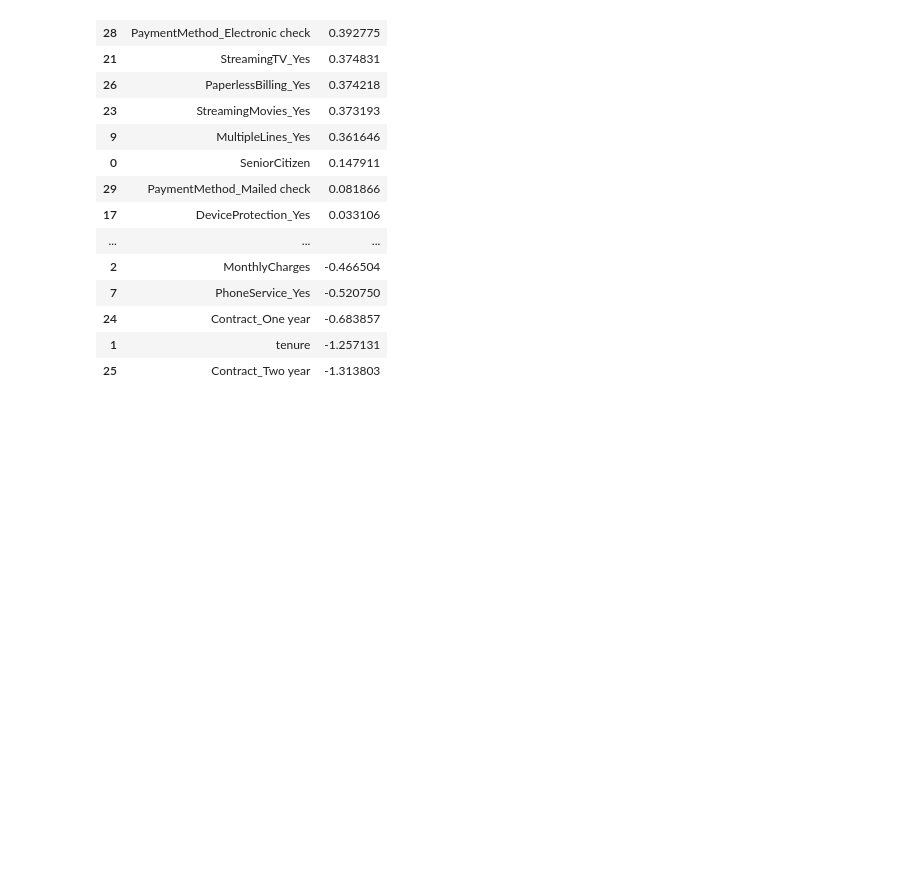
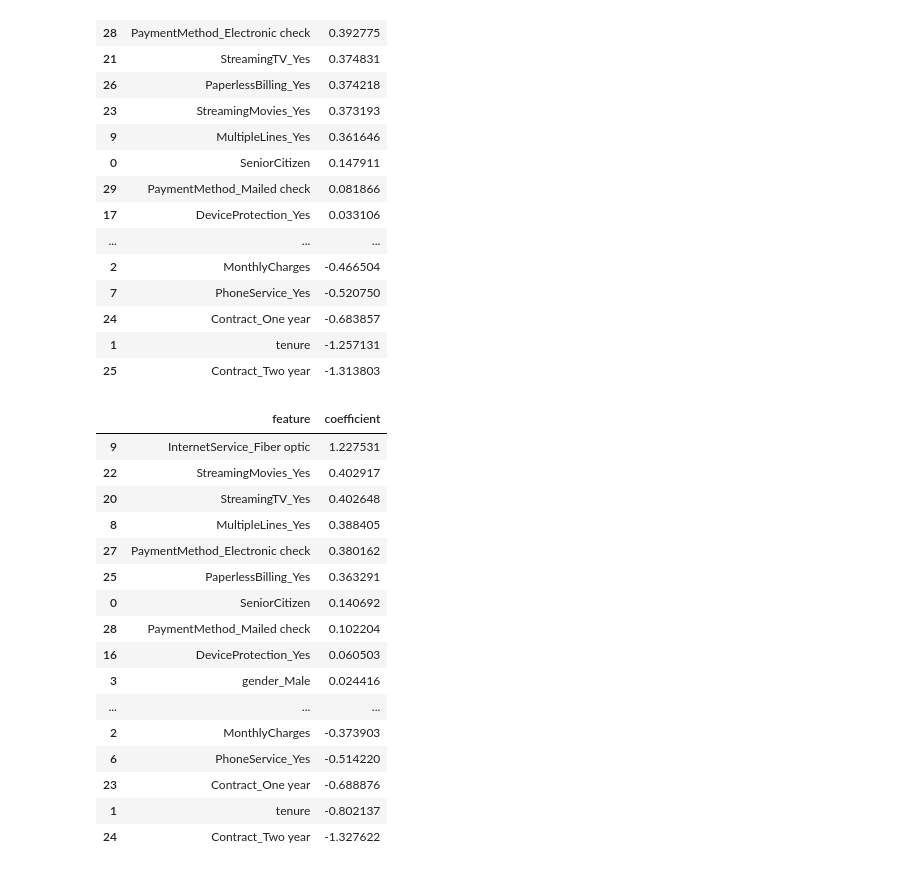
Before and after one commit to erk1ss/churn-prediction, a Jupyter notebook: eda.ipynb, the cells around one changed output. Saved outputs shown, nothing was run; the diff lists cells and outputs as text; code cells hidden in the pictures; blank space fills up the shorter version.

Commit message:
Remove TotalCharges, retrain model, document multicollinearity findings (Simpson's paradox)

```diff
--- a/eda.ipynb
+++ b/eda.ipynb
@@ -253,3 +253,45 @@ coefficients
 | 24 | Contract_One year | -0.683857 |
 | 1 | tenure | -1.257131 |
 | 25 | Contract_Two year | -1.313803 |
+# %%
+df_model_v2 = df.drop(['customerID', 'Churn_numeric', 'TotalCharges'], axis=1)
+df_model_v2['Churn'] = df_model_v2['Churn'].map({'Yes': 1, 'No': 0})
+df_model_v2 = pd.get_dummies(df_model_v2, drop_first=True)
+
+X2 = df_model_v2.drop('Churn', axis=1)
+y2 = df_model_v2['Churn']
+
+X2_train, X2_test, y2_train, y2_test = train_test_split(X2, y2, test_size=0.2, random_state=42, stratify=y2)
+
+numeric_features_v2 = ['tenure', 'MonthlyCharges']
+scaler_v2 = StandardScaler()
+X2_train[numeric_features_v2] = scaler_v2.fit_transform(X2_train[numeric_features_v2])
+X2_test[numeric_features_v2] = scaler_v2.transform(X2_test[numeric_features_v2])
+# %%
+model_v2 = LogisticRegression(max_iter=1000, random_state=42)
+model_v2.fit(X2_train, y2_train)
+
+coefficients_v2 = pd.DataFrame({
+    'feature': X2_train.columns,
+    'coefficient': model_v2.coef_[0]
+})
+coefficients_v2 = coefficients_v2.sort_values('coefficient', ascending=False)
+coefficients_v2
+# %% [output]
+|  | feature | coefficient |
+| 9 | InternetService_Fiber optic | 1.227531 |
+| 22 | StreamingMovies_Yes | 0.402917 |
+| 20 | StreamingTV_Yes | 0.402648 |
+| 8 | MultipleLines_Yes | 0.388405 |
+| 27 | PaymentMethod_Electronic check | 0.380162 |
+| 25 | PaperlessBilling_Yes | 0.363291 |
+| 0 | SeniorCitizen | 0.140692 |
+| 28 | PaymentMethod_Mailed check | 0.102204 |
+| 16 | DeviceProtection_Yes | 0.060503 |
+| 3 | gender_Male | 0.024416 |
+| ... | ... | ... |
+| 2 | MonthlyCharges | -0.373903 |
+| 6 | PhoneService_Yes | -0.514220 |
+| 23 | Contract_One year | -0.688876 |
+| 1 | tenure | -0.802137 |
+| 24 | Contract_Two year | -1.327622 |
```
Also changed, not shown: 1 other file.
